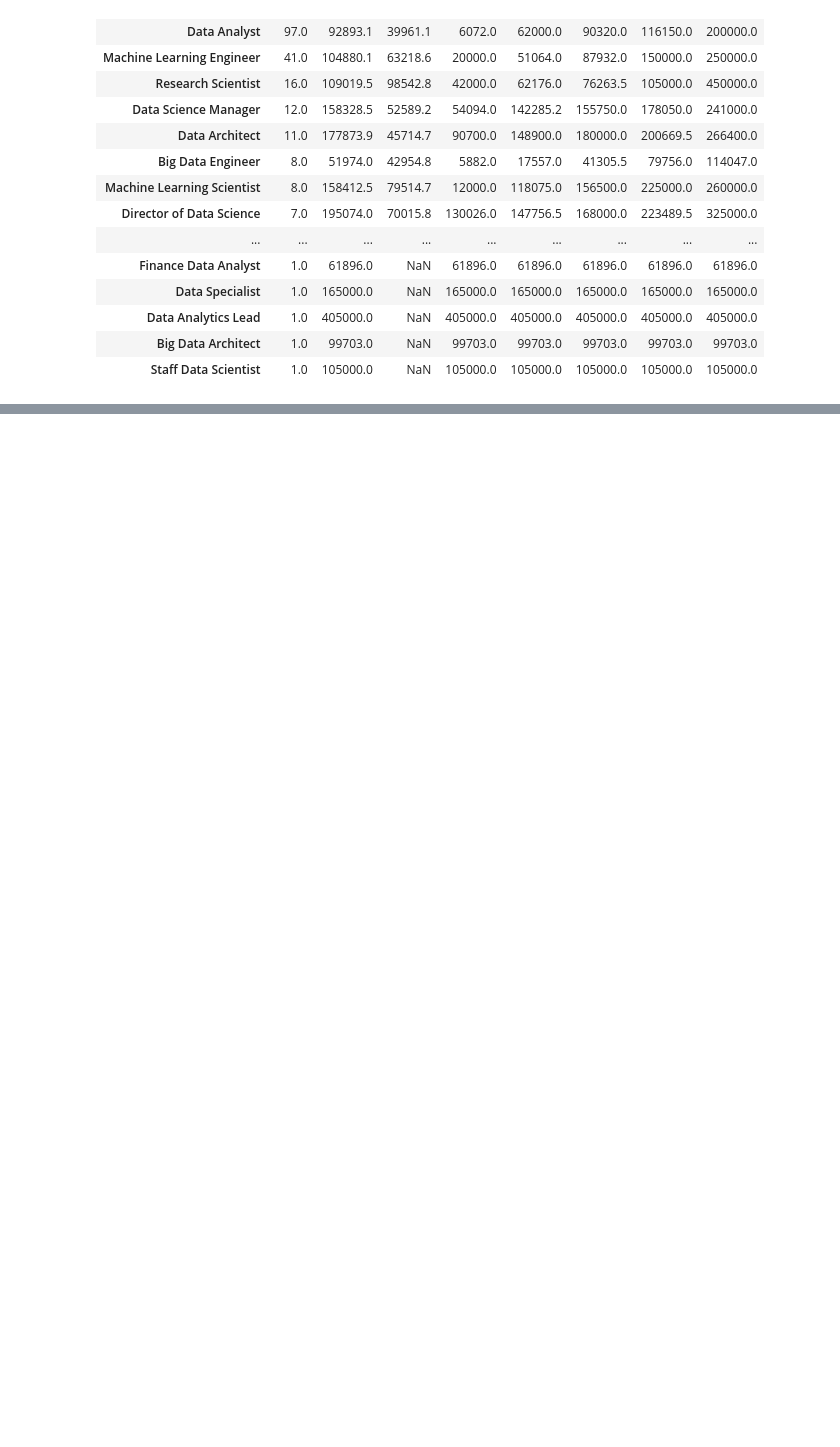
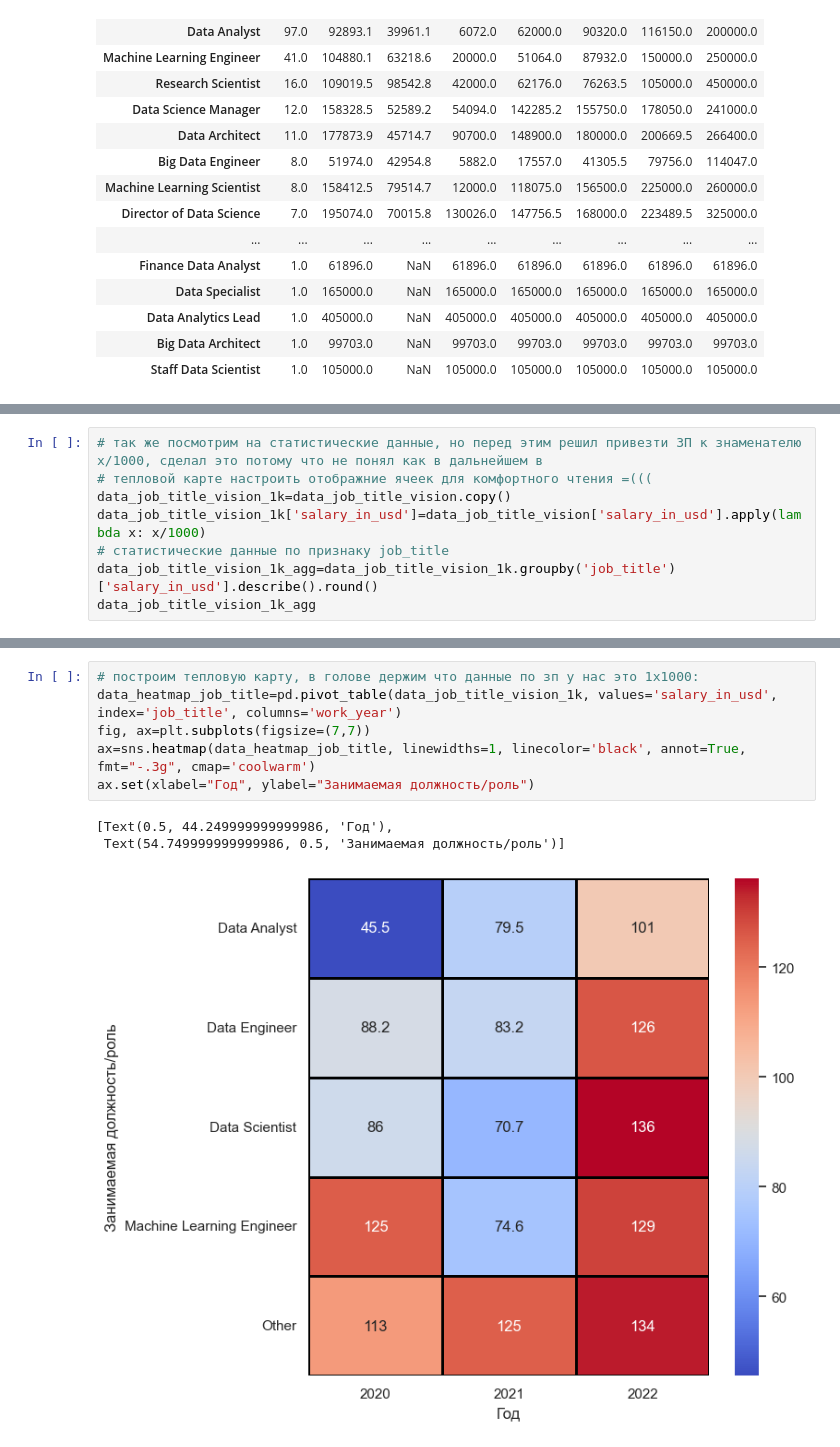
Before and after one commit to schdlr50/SF_EDA_4, a Jupyter notebook: final task.ipynb, the cells around one changed output, grey strips where cells are left out. Cells and saved outputs as stored; diff of their text form; blank space fills up the shorter version.

```diff
--- a/final task.ipynb
+++ b/final task.ipynb
@@ -304,0 +319,8 @@ data_job_title_agg.sort_values(by='count', ascending=False)
+# %%
+# так же посмотрим на статистические данные, но перед этим решил привезти ЗП к знаменателю x/1000, сделал это потому что не понял как в дальнейшем в
+# тепловой карте настроить отображние ячеек для комфортного чтения =(((
+data_job_title_vision_1k=data_job_title_vision.copy()
+data_job_title_vision_1k['salary_in_usd']=data_job_title_vision['salary_in_usd'].apply(lambda x: x/1000)
+# статистические данные по признаку job_title
+data_job_title_vision_1k_agg=data_job_title_vision_1k.groupby('job_title')['salary_in_usd'].describe().round()
+data_job_title_vision_1k_agg
@@ -304,0 +335,10 @@ data_job_title_agg.sort_values(by='count', ascending=False)
+# %%
+# построим тепловую карту, в голове держим что данные по зп у нас это 1х1000:
+data_heatmap_job_title=pd.pivot_table(data_job_title_vision_1k, values='salary_in_usd', index='job_title', columns='work_year')
+fig, ax=plt.subplots(figsize=(7,7))
+ax=sns.heatmap(data_heatmap_job_title, linewidths=1, linecolor='black', annot=True, fmt="-.3g", cmap='coolwarm')
+ax.set(xlabel="Год", ylabel="Занимаемая должность/роль")
+# %% [output]
+[Text(0.5, 44.249999999999986, 'Год'),
+ Text(54.749999999999986, 0.5, 'Занимаемая должность/роль')]
+[figure, added]
```
Also changed, not shown: parts of 28 cells of this notebook.
